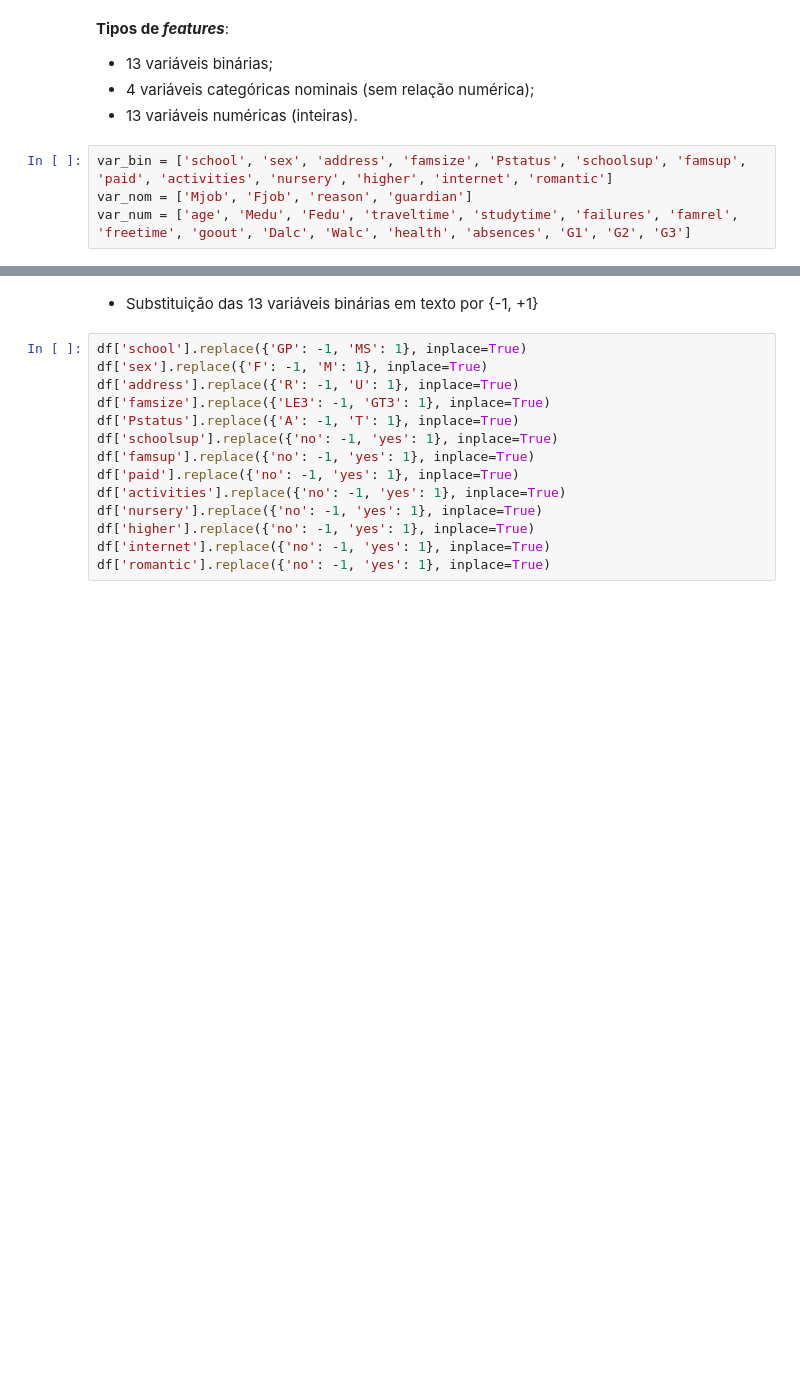
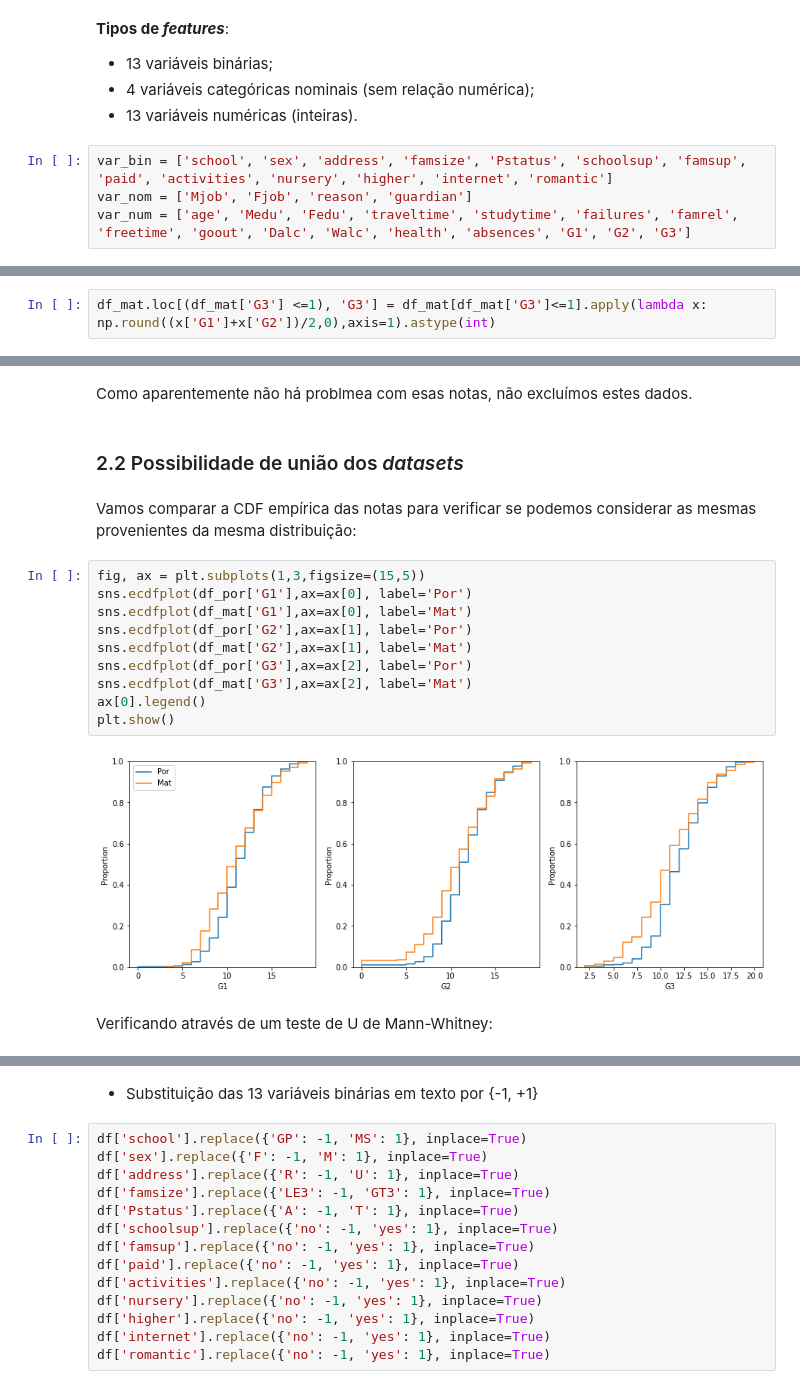
Before and after one commit to cleitonmoya/CPE721_Trabalho, a Jupyter notebook: student.ipynb, the cells around one changed output, grey strips where cells are left out. Drawn from its saved outputs; the diff is of its cells as text; blank space fills up the shorter version.

```diff
--- a/student.ipynb
+++ b/student.ipynb
@@ -101,0 +178,2 @@ var_num = ['age', 'Medu', 'Fedu', 'traveltime', 'studytime', 'failures', 'famrel
+# %%
+df_mat.loc[(df_mat['G3'] <=1), 'G3'] = df_mat[df_mat['G3']<=1].apply(lambda x: np.round((x['G1']+x['G2'])/2,0),axis=1).astype(int)
@@ -101,0 +195,20 @@ var_num = ['age', 'Medu', 'Fedu', 'traveltime', 'studytime', 'failures', 'famrel
+# %% [markdown]
+Como aparentemente não há problmea com esas notas, não excluímos estes dados.
+# %% [markdown]
+### 2.2 Possibilidade de união dos *datasets*
+# %% [markdown]
+Vamos comparar a CDF empírica das notas para verificar se podemos considerar as mesmas provenientes da mesma distribuição:
+# %%
+fig, ax = plt.subplots(1,3,figsize=(15,5))
+sns.ecdfplot(df_por['G1'],ax=ax[0], label='Por')
+sns.ecdfplot(df_mat['G1'],ax=ax[0], label='Mat')
+sns.ecdfplot(df_por['G2'],ax=ax[1], label='Por')
+sns.ecdfplot(df_mat['G2'],ax=ax[1], label='Mat')
+sns.ecdfplot(df_por['G3'],ax=ax[2], label='Por')
+sns.ecdfplot(df_mat['G3'],ax=ax[2], label='Mat')
+ax[0].legend()
+plt.show()
+# %% [output]
+[figure, added]
+# %% [markdown]
+Verificando através de um teste de U de Mann-Whitney:
```
Also changed, not shown: parts of 57 cells of this notebook.
